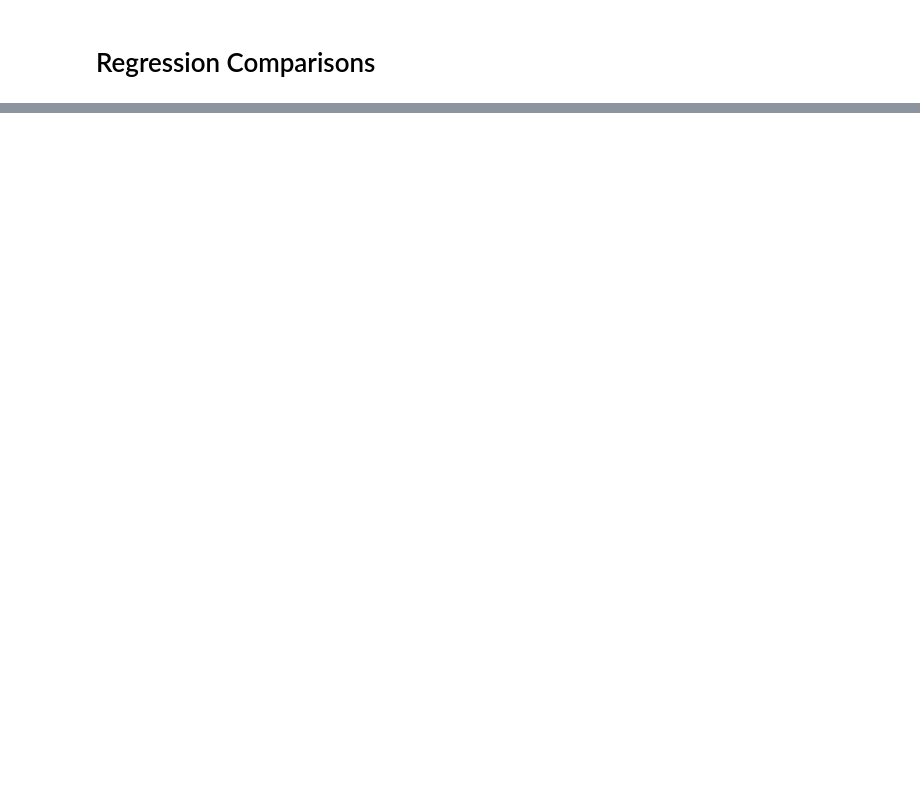
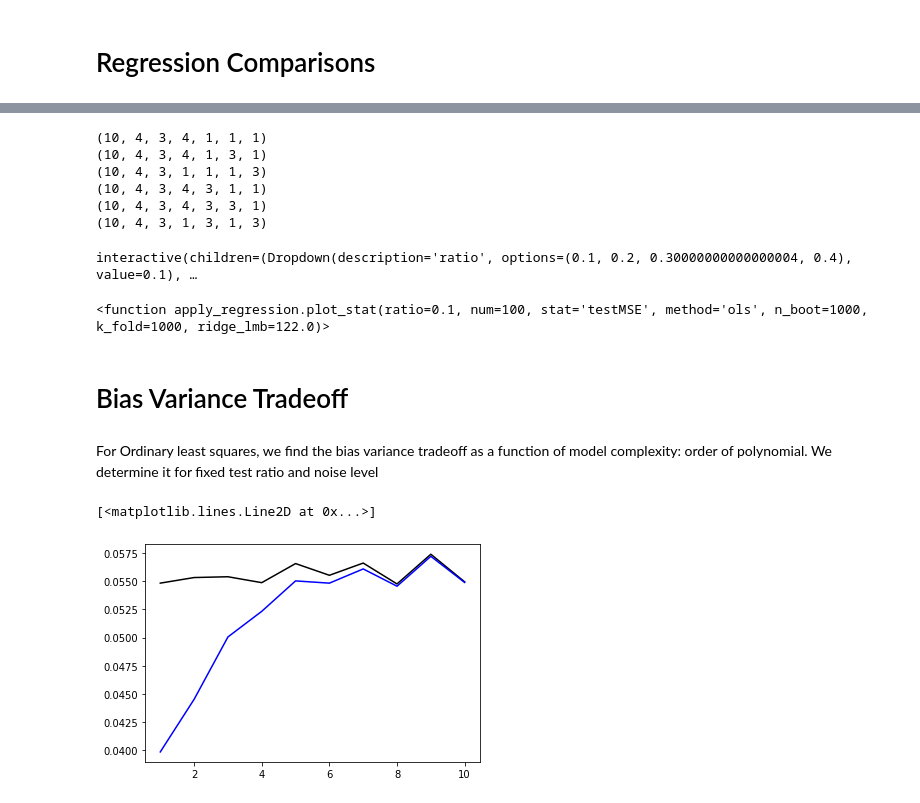
Before and after one commit to am-kaiser/CompSci-Project-1, a Jupyter notebook: regression_analysis/regression analysis.ipynb, the cells around one changed output, grey strips where cells are left out. Saved outputs shown, nothing was run; the diff lists cells and outputs as text; code cells hidden in the pictures; blank space fills up the shorter version.

Commit message:
added widgets

```diff
--- a/regression_analysis/regression analysis.ipynb
+++ b/regression_analysis/regression analysis.ipynb
@@ -489,0 +289,77 @@ TraitError: Invalid selection: value not found
+# %%
+from apply_regression import apply_regression
+methods = ["ols", "ols_bootstrap", "ols_crossvalidation", "ridge", "ridge_bootstrap", "ridge_crossvalidation"]
+for method in methods:
+    if(method=="ols_crossvalidation" or method=="ridge_crossvalidation"):
+        r = np.ones(1)*0.1
+    if(method=="ols" or method=="ols_crossvalidation" or method=="ridge" or method=="ridge_crossvalidation"):
+        n_boots = np.ones(1, dtype=int)
+    if(method=="ols" or method=="ols_bootstrap" or method=="ridge" or method=="ridge_bootstrap"):
+        k_folds = np.ones(1, dtype=int)
+    if(method=="ols" or method=="ols_bootstrap" or method=="ols_crossvalidation"):
+        ridge_lambda = np.ones(1)
+    train_MSE, test_MSE, train_R2, test_R2, test_bias, test_var = apply_regression(p, n,
+                                                               noise, r, n_boots=n_boots, k_folds=k_folds,
+                                                               ridge_lambda=ridge_lambda, reg_type=method)
+    r=np.load("data/r.npy")
+    ridge_lambda=np.load("data/ridge_lambda.npy")
+    k_folds=np.load("data/k_folds.npy")
+    n_boots=np.load("data/n_boots.npy")
+    np.save("data/train_MSE"+method+".npy", train_MSE)
+    np.save("data/test_MSE"+method+".npy", test_MSE)
+    np.save("data/train_R2"+method+".npy", train_R2)
+    np.save("data/test_R2"+method+".npy", test_R2)
+    np.save("data/test_bias"+method+".npy", test_bias)
+    np.save("data/test_var"+method+".npy", test_var)
+    print(train_MSE.shape)
+# %% [output]
+(10, 4, 3, 4, 1, 1, 1)
+(10, 4, 3, 4, 1, 3, 1)
+(10, 4, 3, 1, 1, 1, 3)
+(10, 4, 3, 4, 3, 1, 1)
+(10, 4, 3, 4, 3, 3, 1)
+(10, 4, 3, 1, 3, 1, 3)
+# %%
+from apply_regression import plot_stat
+methods = ["ols", "ols_bootstrap", "ols_crossvalidation", "ridge", "ridge_bootstrap", "ridge_crossvalidation"]
+stats = ["train MSE", "test MSE", "test R2", "test bias", "test variance"]
+
+widget.interact(plot_stat, ratio=r.tolist(), num=n.tolist(), stat=stats,
+                method=methods, k_fold=k_folds.tolist(), n_boot=n_boots.tolist(),
+                ridge_lmb=ridge_lambda.tolist())
+# %% [output]
+interactive(children=(Dropdown(description='ratio', options=(0.1, 0.2, 0.30000000000000004, 0.4), value=0.1), …
+<function apply_regression.plot_stat(ratio=0.1, num=100, stat='testMSE', method='ols', n_boot=1000, k_fold=1000, ridge_lmb=122.0)>
+# %% [markdown]
+# Bias Variance Tradeoff
+# %%
+#loading data
+method = "ols"
+p=np.load("data/p.npy")
+n=np.load("data/n.npy")
+noise=np.load("data/noise.npy")
+r=np.load("data/r.npy")
+ridge_lambda=np.load("data/ridge_lambda.npy")
+k_folds=np.load("data/k_folds.npy")
+n_boots=np.load("data/n_boots.npy")
+train_MSE=np.load("data/train_MSE"+method+".npy")
+test_MSE=np.load("data/test_MSE"+method+".npy")
+train_R2=np.load("data/train_R2"+method+".npy")
+test_R2=np.load("data/test_R2"+method+".npy")
+test_bias=np.load("data/test_bias"+method+".npy")
+test_var=np.load("data/test_var"+method+".npy")
+# %% [markdown]
+For Ordinary least squares, we find the bias variance tradeoff as a function of model complexity: order of polynomial. We determine it for fixed test ratio and noise level
+# %%
+r_ind = 1 # r=0.1
+n_ind = 3 # n=100
+noise_ind = 2 #noise variance = 0.5
+ols_bias = test_bias[:, n_ind, noise_ind, r_ind, 0, 0, 0]
+ols_var = test_var[:, n_ind, noise_ind, r_ind, 0, 0, 0]
+
+fig, ax = plt.subplots()
+ax.plot(p, ols_bias, 'k')
+ax.plot(p, ols_var, 'b')
+# %% [output]
+[<matplotlib.lines.Line2D at 0x...>]
+[figure, added]
```
Also changed, not shown: parts of 39 cells of this notebook, 2 other files.
